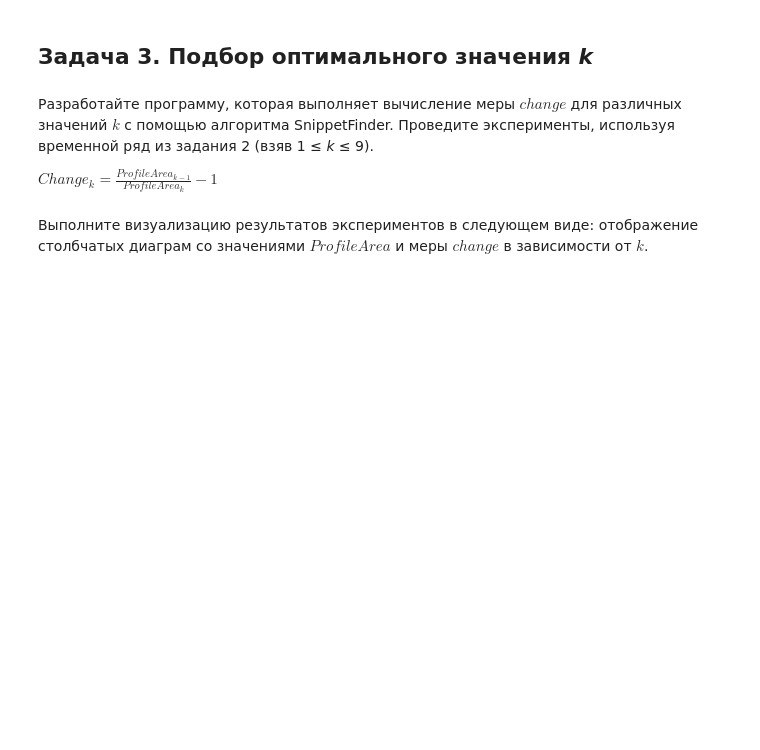
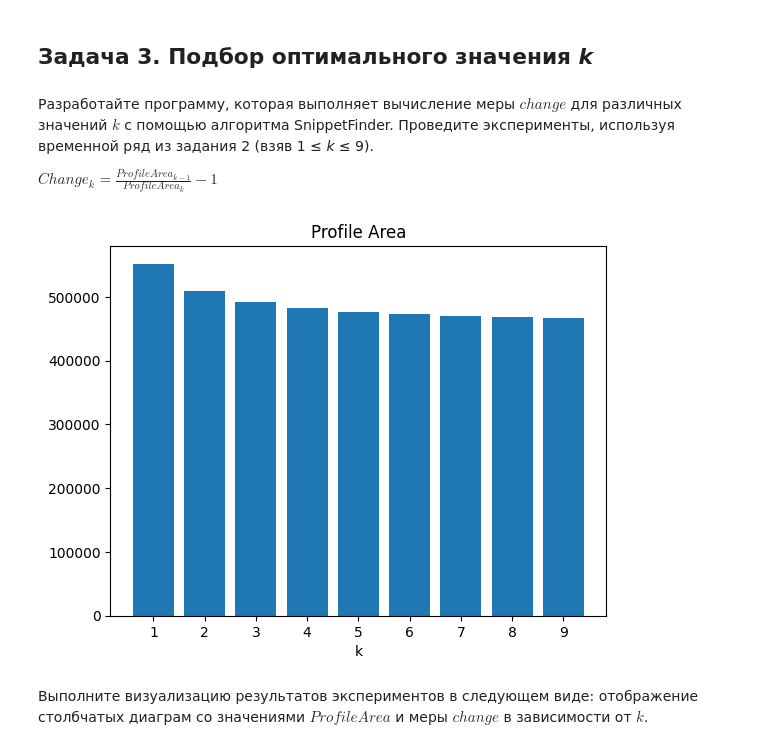
Before and after one commit to RGGU0/2023-Ghilmanova-TimeSeriesCourse, a Jupyter notebook: practice/05 Snippets/05 Snippets.ipynb, the cells around one changed output. Cells and saved outputs as stored; diff of their text form; code cells hidden in the pictures; blank space fills up the shorter version.

```diff
--- a/practice/05 Snippets/05 Snippets.ipynb
+++ b/practice/05 Snippets/05 Snippets.ipynb
@@ -223,2 +224,14 @@ $Change_k = \frac{ProfileArea_{k-1}}{ProfileArea_k} - 1$
+# %%
+# INSERT YOUR CODE
+m = 1000
+k = 9
+snippets, indices, profiles, fractions, areas, regimes = stumpy.snippets(ts, m, k=k)
+# %%
+plt.bar(range(1, k+1), areas, tick_label=range(1,k+1))
+plt.xlabel("k")
+plt.title('Profile Area')
+plt.show()
+# %% [output]
+[figure, added]
 # %% [markdown]
 Выполните визуализацию результатов экспериментов в следующем виде: отображение столбчатых диаграм со значениями $ProfileArea$ и меры $change$ в зависимости от $k$.
```
Also changed, not shown: parts of 8 cells of this notebook.
